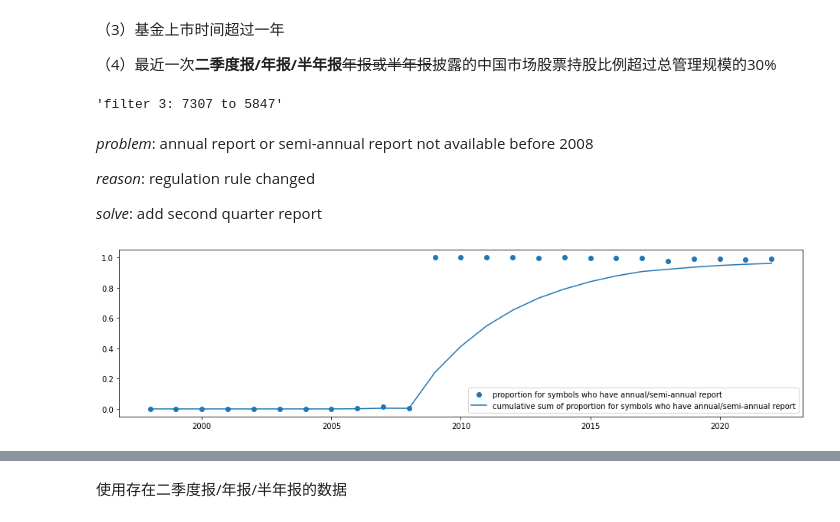
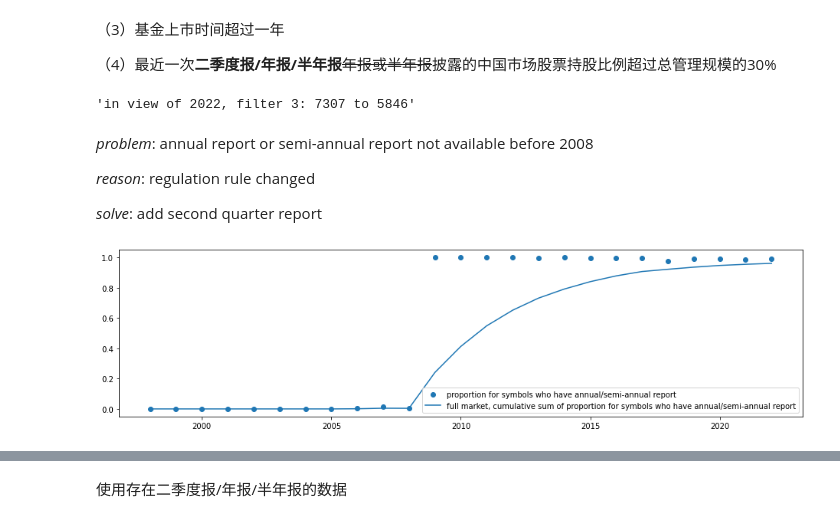
Before and after one commit to dacianpeng/mutual-fund-effective-or-not-Evidence-from-China, a Jupyter notebook: joinquant.ipynb, the cells around one changed output, grey strips where cells are left out. Cells and saved outputs as stored; diff of their text form; code cells hidden in the pictures.

```diff
--- a/joinquant.ipynb
+++ b/joinquant.ipynb
@@ -407,10 +400,10 @@ main_data
 （4）最近一次**二季度报/年报/半年报**~~年报或半年报~~披露的中国市场股票持股比例超过总管理规模的30%
 # %%
 main_data = main_data[main_data.index.get_level_values(1) >= main_data.start_date + pd.offsets.MonthEnd(12)]
-main_data.index.get_level_values(0).unique()
-f'filter 3: {len(final_main_info_)} to {len(main_data.index.get_level_values(0).unique())}'
+record_shape = len(main_data.index.get_level_values(0).unique())
+f'in view of 2022, filter 3: {len(final_main_info_)} to {record_shape}'
 # %% [output]
-'filter 3: 7307 to 5847'
+'in view of 2022, filter 3: 7307 to 5846'
 # %% [markdown]
 *problem*: annual report or semi-annual report not available before 2008
 
@@ -420,15 +413,15 @@ f'filter 3: {len(final_main_info_)} to {len(main_data.index.get_level_values(0).
 # %%
 allocation['report_type_check'] = allocation.Date.dt.year
 report_type_check = allocation.groupby(['MasterFundCode', 'report_type_check']).apply(lambda temp : 5 in temp.ReportTypeID.values or 6 in temp.ReportTypeID.values)
 plt.figure(figsize=(16,4))
 report_type_check_ = report_type_check.groupby(level=1).apply(lambda temp: temp.sum() / len(temp))
 year_report_count = report_type_check.groupby(level=1).apply(lambda temp: temp.sum())
 total_report_count = report_type_check.groupby(level=1).apply(lambda temp: len(temp))
 plt.scatter(x=report_type_check_.index, y=report_type_check_.values, label='proportion for symbols who have annual/semi-annual report')
 temp = year_report_count.cumsum() / total_report_count.cumsum()
-plt.plot(temp.index, temp.values, label='cumulative sum of proportion for symbols who have annual/semi-annual report')
+plt.plot(temp.index, temp.values, label='full market, cumulative sum of proportion for symbols who have annual/semi-annual report')
 plt.legend()
 pass
 # %% [output]
-[figure, old version]
+[figure, new version]
 # %% [markdown]
```
Also changed, not shown: parts of 63 cells of this notebook, 17 other files.
